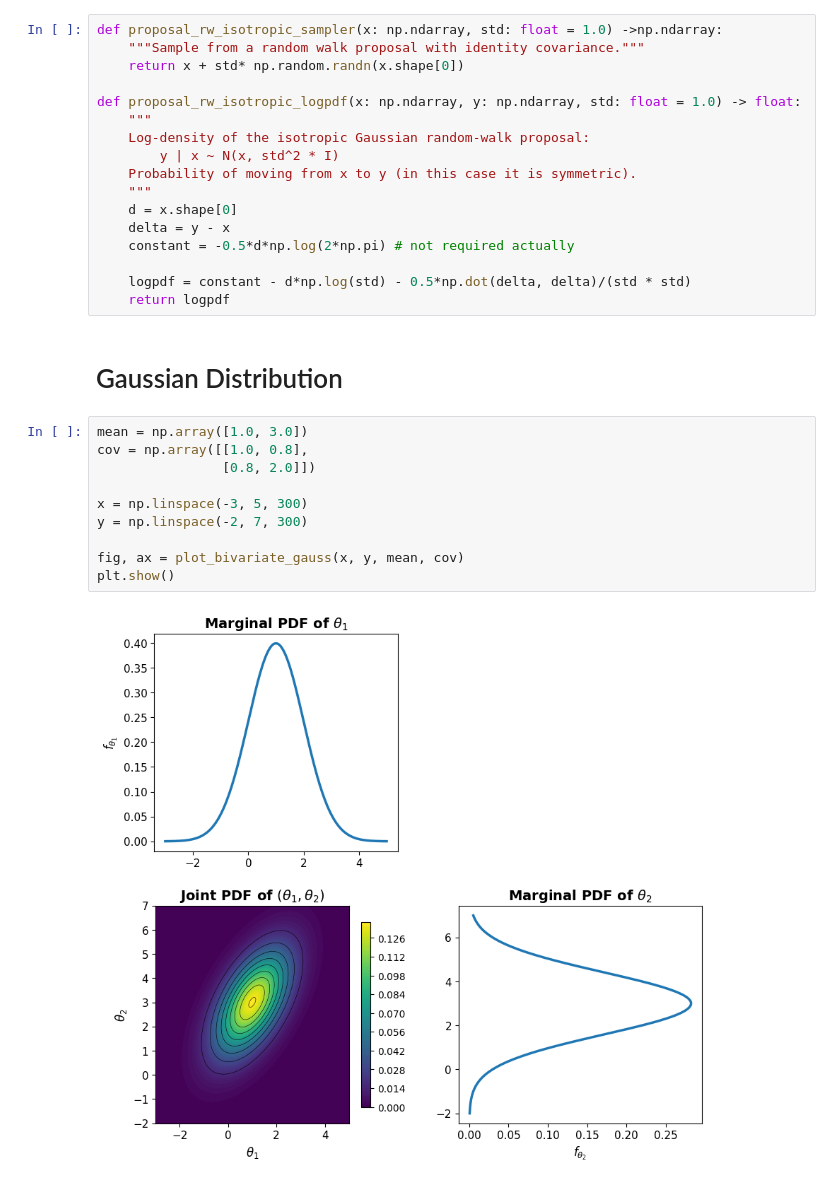
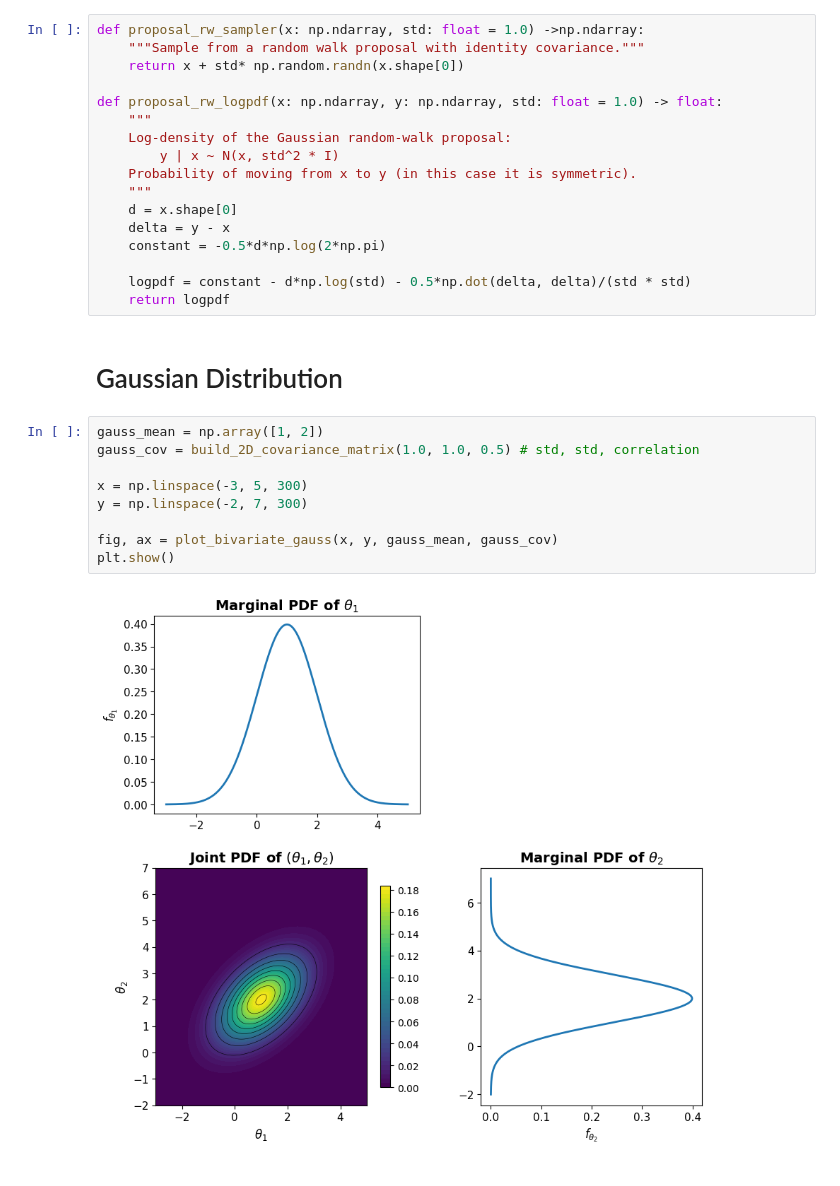
Before and after one commit to SaiSampathKedari/MonteCarlo-Statistical-Methods, a Jupyter notebook: notebooks/ch05_mcmc/ch05_08_metropolis_Hastings_MCMC_example1.ipynb, the cells around one changed output. Saved outputs shown, nothing was run; the diff lists cells and outputs as text.

```diff
--- a/notebooks/ch05_mcmc/ch05_08_metropolis_Hastings_MCMC_example1.ipynb
+++ b/notebooks/ch05_mcmc/ch05_08_metropolis_Hastings_MCMC_example1.ipynb
@@ -8,32 +16,31 @@ from mcmc.mcmc_utils import *
 # %%
-def proposal_rw_isotropic_sampler(x: np.ndarray, std: float = 1.0) ->np.ndarray:
+def proposal_rw_sampler(x: np.ndarray, std: float = 1.0) ->np.ndarray:
     """Sample from a random walk proposal with identity covariance."""
     return x + std* np.random.randn(x.shape[0])
 
-def proposal_rw_isotropic_logpdf(x: np.ndarray, y: np.ndarray, std: float = 1.0) -> float:
+def proposal_rw_logpdf(x: np.ndarray, y: np.ndarray, std: float = 1.0) -> float:
     """
-    Log-density of the isotropic Gaussian random-walk proposal:
+    Log-density of the Gaussian random-walk proposal:
         y | x ~ N(x, std^2 * I)
     Probability of moving from x to y (in this case it is symmetric).
     """
     d = x.shape[0]
     delta = y - x
-    constant = -0.5*d*np.log(2*np.pi) # not required actually
+    constant = -0.5*d*np.log(2*np.pi)
 
     logpdf = constant - d*np.log(std) - 0.5*np.dot(delta, delta)/(std * std)
     return logpdf
 # %% [markdown]
 # Gaussian Distribution
 # %%
-mean = np.array([1.0, 3.0])
-cov = np.array([[1.0, 0.8],
-                [0.8, 2.0]])
+gauss_mean = np.array([1, 2])
+gauss_cov = build_2D_covariance_matrix(1.0, 1.0, 0.5) # std, std, correlation
 
 x = np.linspace(-3, 5, 300)
 y = np.linspace(-2, 7, 300)
 
-fig, ax = plot_bivariate_gauss(x, y, mean, cov)
+fig, ax = plot_bivariate_gauss(x, y, gauss_mean, gauss_cov)
 plt.show()
 # %% [output]
-[figure, old version]
+[figure, new version]
 # %%
```
Also changed, not shown: parts of 9 cells of this notebook, 15 other files.
